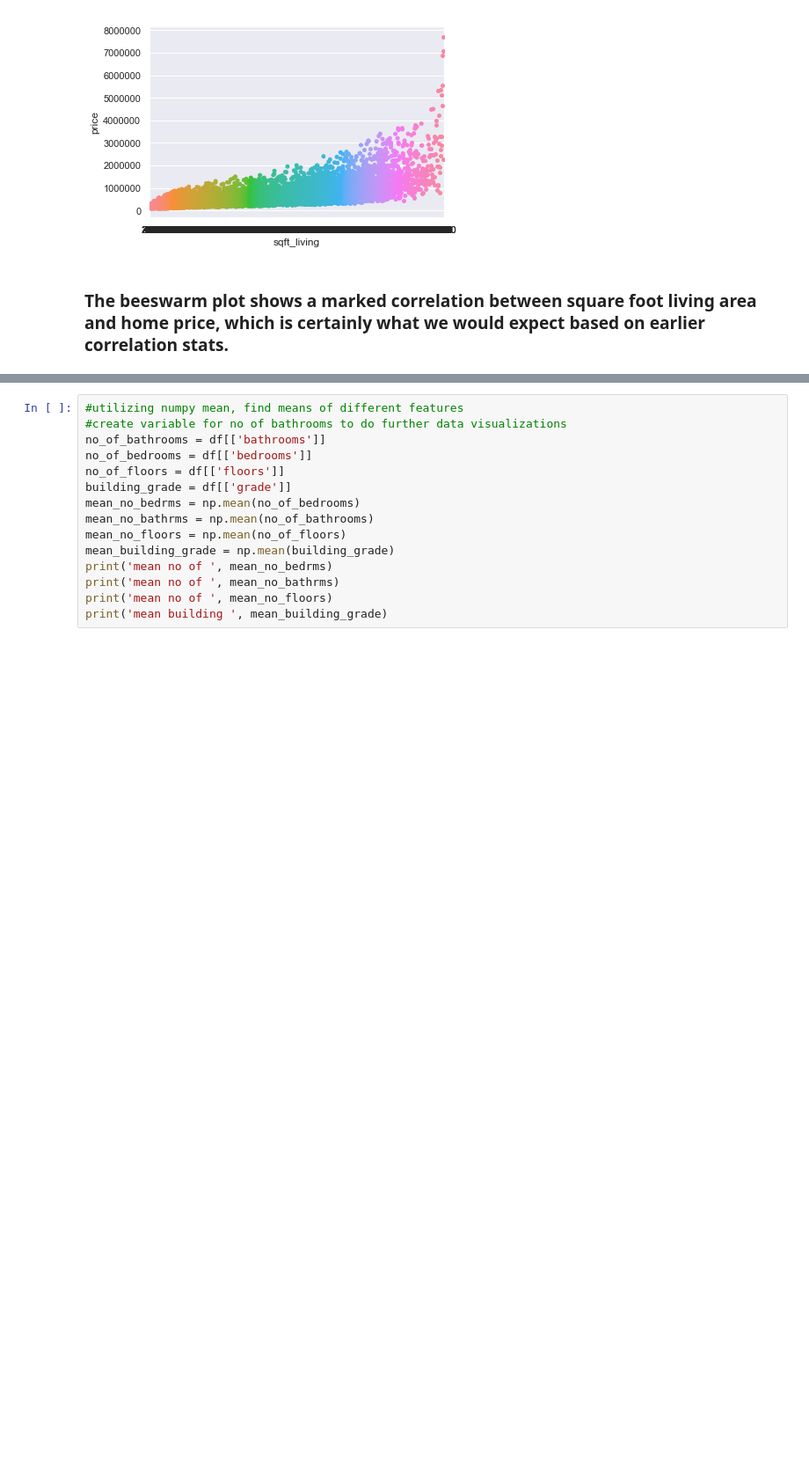
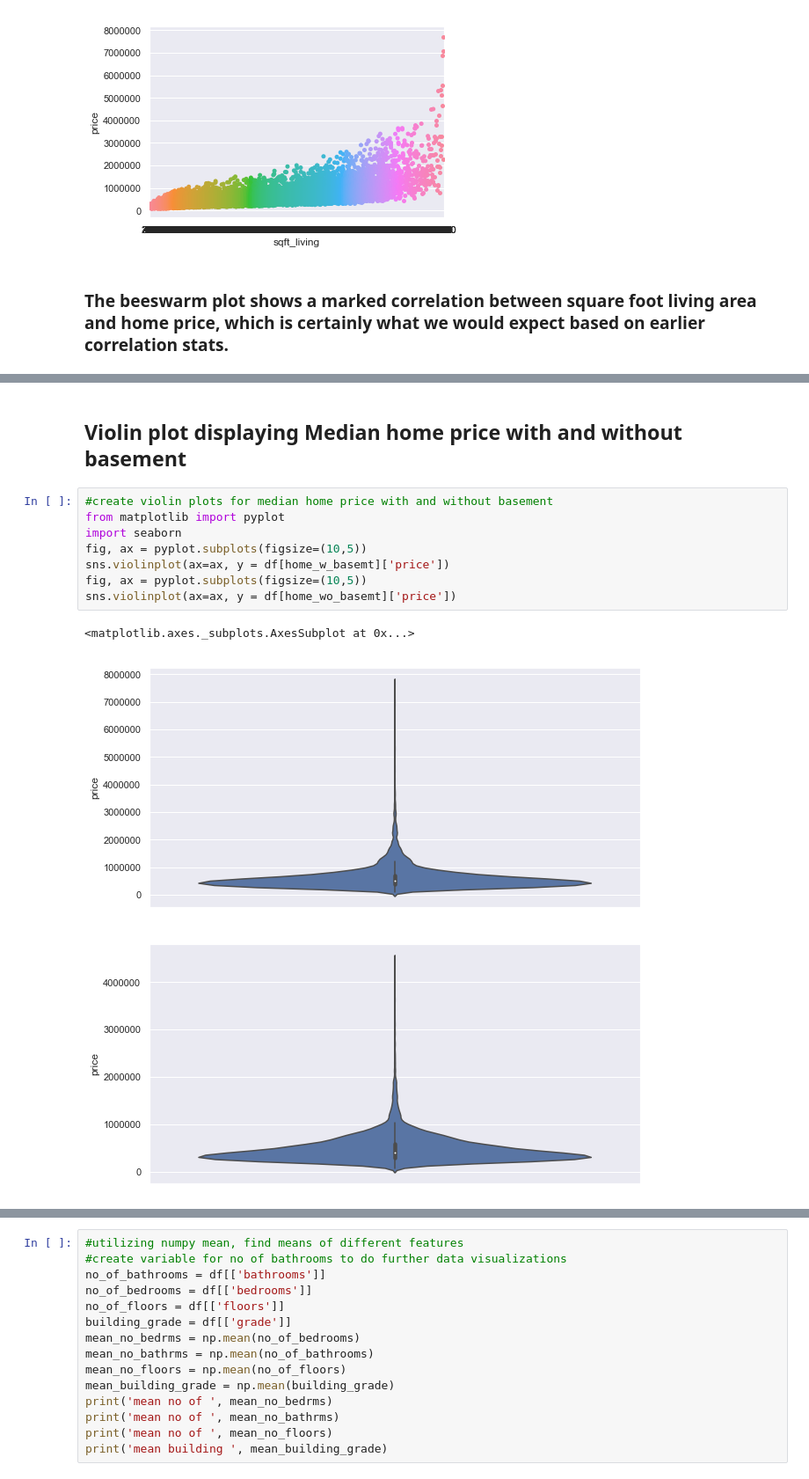
Before and after one commit to rose620/Capstone_1, a Jupyter notebook: house_sales_prediction.ipynb, the cells around one changed output, grey strips where cells are left out. Shown: that part at 88% size. Drawn from its saved outputs; the diff is of its cells as text; blank space fills up the shorter version.

```diff
--- a/house_sales_prediction.ipynb
+++ b/house_sales_prediction.ipynb
@@ -163,0 +191,14 @@ _ = sns.swarmplot(x='sqft_living', y='price', data=df)
+# %% [markdown]
+## Violin plot displaying Median home price with and without basement
+# %%
+#create violin plots for median home price with and without basement
+from matplotlib import pyplot
+import seaborn
+fig, ax = pyplot.subplots(figsize=(10,5))
+sns.violinplot(ax=ax, y = df[home_w_basemt]['price'])
+fig, ax = pyplot.subplots(figsize=(10,5))
+sns.violinplot(ax=ax, y = df[home_wo_basemt]['price'])
+# %% [output]
+<matplotlib.axes._subplots.AxesSubplot at 0x...>
+[figure, added]
+[figure, added]
```
Also changed, not shown: parts of 71 cells of this notebook.
